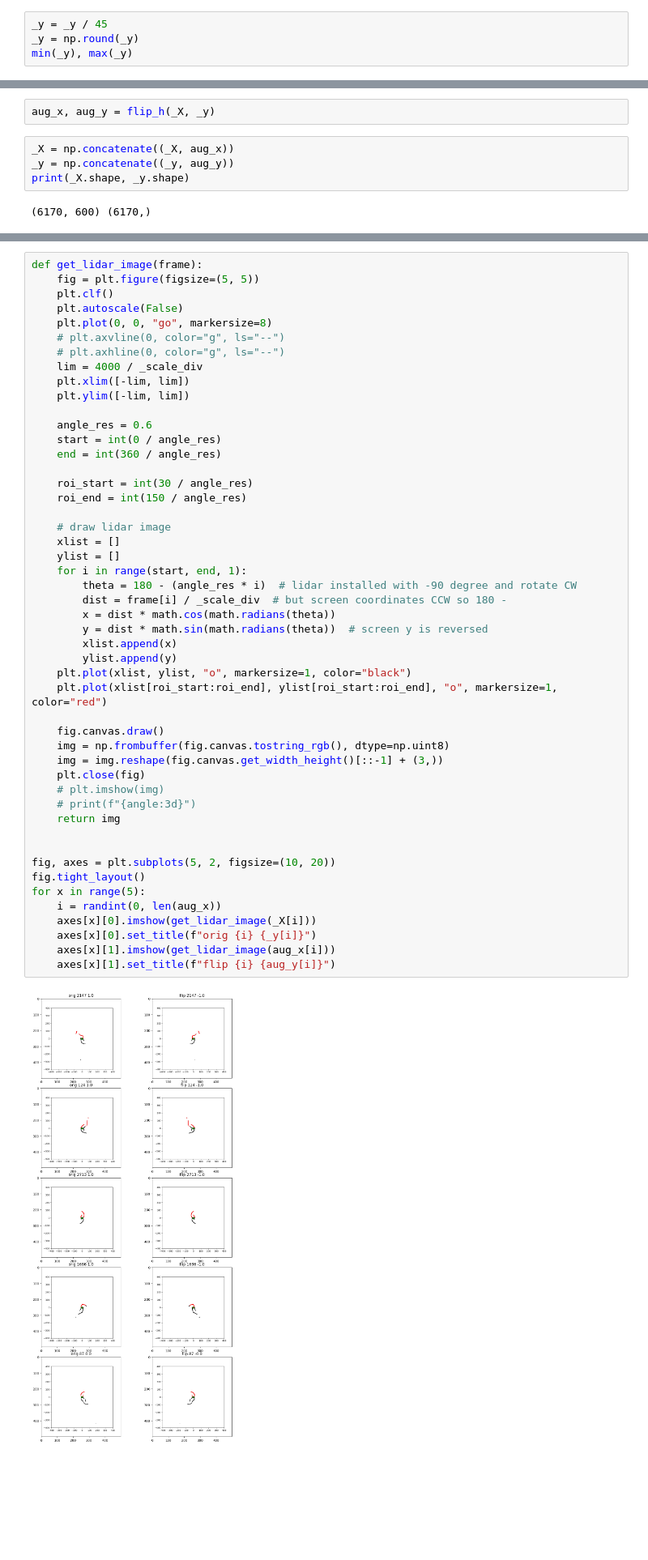
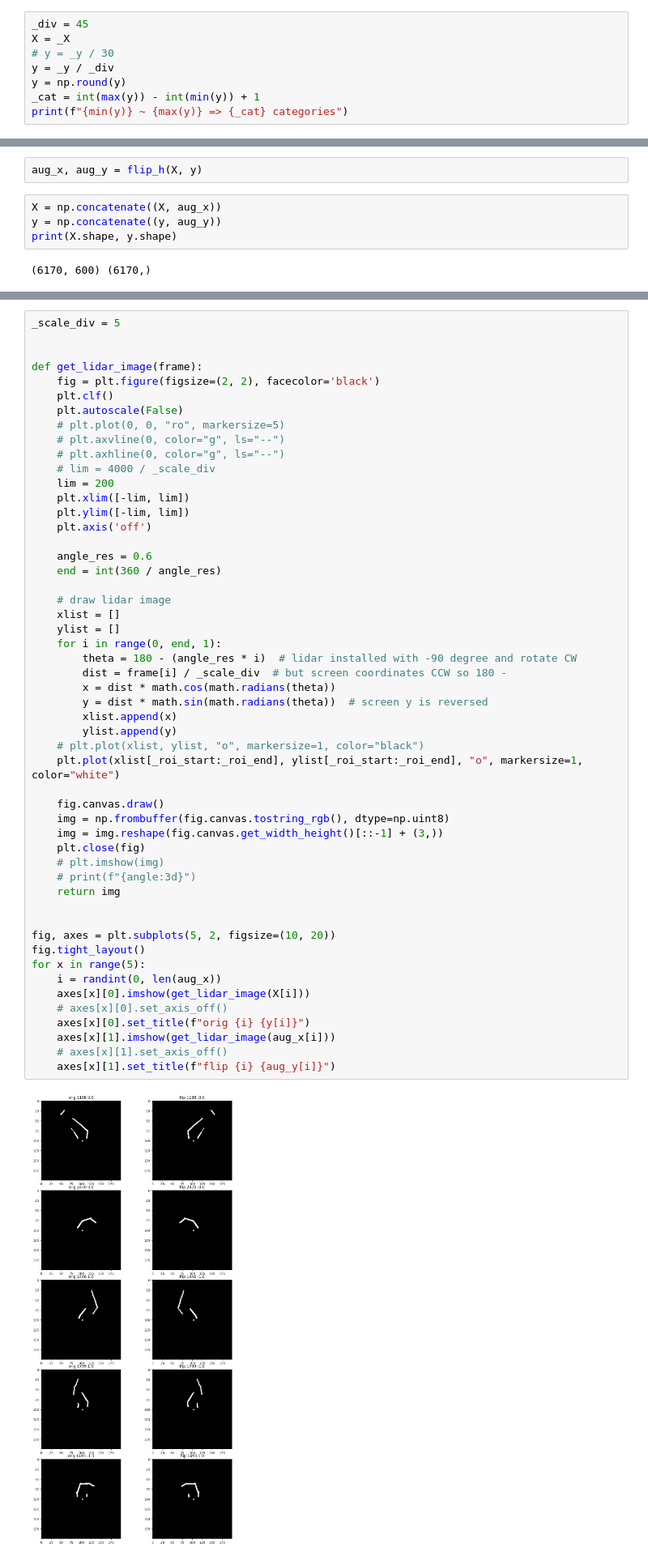
Before and after one commit to PingguSoft/esp32_rover, a Jupyter notebook: python-codes/rover_lidar.ipynb, the cells around one changed output, grey strips where cells are left out. Shown: that part at 81% size. Drawn from its saved outputs; the diff is of its cells as text; blank space fills up the shorter version.

Commit message:
compute stering angle with CV

```diff
--- a/python-codes/rover_lidar.ipynb
+++ b/python-codes/rover_lidar.ipynb
@@ -62,5 +64,9 @@ open_log("train_01.log")
 # %%
-_y = _y / 45
-_y = np.round(_y)
-min(_y), max(_y)
+_div = 45
+X = _X
+# y = _y / 30
+y = _y / _div
+y = np.round(y)
+_cat = int(max(y)) - int(min(y)) + 1
+print(f"{min(y)} ~ {max(y)} => {_cat} categories")
 # %% [output]
@@ -68,8 +76,8 @@ min(_y), max(_y)
 # %%
-aug_x, aug_y = flip_h(_X, _y)
+aug_x, aug_y = flip_h(X, y)
 # %%
-_X = np.concatenate((_X, aug_x))
-_y = np.concatenate((_y, aug_y))
-print(_X.shape, _y.shape)
+X = np.concatenate((X, aug_x))
+y = np.concatenate((y, aug_y))
+print(X.shape, y.shape)
 # %% [output]
 (6170, 600) (6170,)
@@ -76,51 +86,54 @@ print(_X.shape, _y.shape)
 # %%
+_scale_div = 5
+
+
 def get_lidar_image(frame):
-    fig = plt.figure(figsize=(5, 5))
+    fig = plt.figure(figsize=(2, 2), facecolor='black')
     plt.clf()
     plt.autoscale(False)
-    plt.plot(0, 0, "go", markersize=8)
+    # plt.plot(0, 0, "ro", markersize=5)
     # plt.axvline(0, color="g", ls="--")
     # plt.axhline(0, color="g", ls="--")
-    lim = 4000 / _scale_div
+    # lim = 4000 / _scale_div
+    lim = 200
     plt.xlim([-lim, lim])
     plt.ylim([-lim, lim])
+    plt.axis('off')
 
     angle_res = 0.6
-    start = int(0 / angle_res)
     end = int(360 / angle_res)
-
-    roi_start = int(30 / angle_res)
-    roi_end = int(150 / angle_res)
 
     # draw lidar image
     xlist = []
     ylist = []
-    for i in range(start, end, 1):
+    for i in range(0, end, 1):
         theta = 180 - (angle_res * i)  # lidar installed with -90 degree and rotate CW
         dist = frame[i] / _scale_div  # but screen coordinates CCW so 180 -
         x = dist * math.cos(math.radians(theta))
         y = dist * math.sin(math.radians(theta))  # screen y is reversed
         xlist.append(x)
         ylist.append(y)
-    plt.plot(xlist, ylist, "o", markersize=1, color="black")
-    plt.plot(xlist[roi_start:roi_end], ylist[roi_start:roi_end], "o", markersize=1, color="red")
+    # plt.plot(xlist, ylist, "o", markersize=1, color="black")
+    plt.plot(xlist[_roi_start:_roi_end], ylist[_roi_start:_roi_end], "o", markersize=1, color="white")
 
     fig.canvas.draw()
     img = np.frombuffer(fig.canvas.tostring_rgb(), dtype=np.uint8)
     img = img.reshape(fig.canvas.get_width_height()[::-1] + (3,))
     plt.close(fig)
     # plt.imshow(img)
     # print(f"{angle:3d}")
     return img
 
 
 fig, axes = plt.subplots(5, 2, figsize=(10, 20))
 fig.tight_layout()
 for x in range(5):
     i = randint(0, len(aug_x))
-    axes[x][0].imshow(get_lidar_image(_X[i]))
-    axes[x][0].set_title(f"orig {i} {_y[i]}")
+    axes[x][0].imshow(get_lidar_image(X[i]))
+    # axes[x][0].set_axis_off()
+    axes[x][0].set_title(f"orig {i} {y[i]}")
     axes[x][1].imshow(get_lidar_image(aug_x[i]))
+    # axes[x][1].set_axis_off()
     axes[x][1].set_title(f"flip {i} {aug_y[i]}")
 # %% [output]
-[figure, old version]
+[figure, new version]
```
Also changed, not shown: parts of 18 cells of this notebook.
